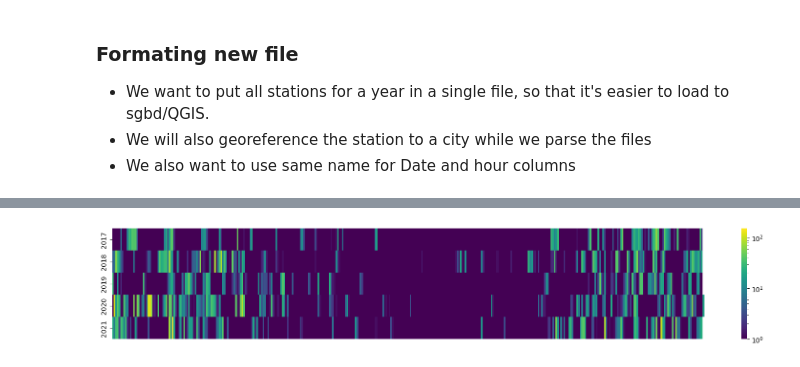
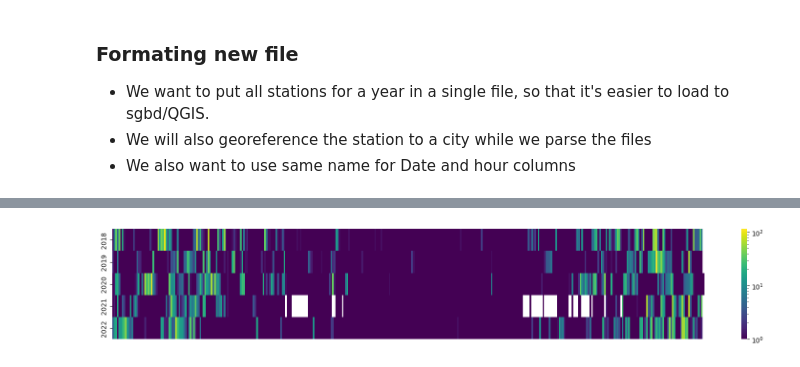
Before and after one commit to marceloslo/tp2_bdgeo, a Jupyter notebook: ExploreData.ipynb, the cells around one changed output, grey strips where cells are left out. Drawn from its saved outputs; the diff is of its cells as text; code cells hidden in the pictures.

```diff
--- a/ExploreData.ipynb
+++ b/ExploreData.ipynb
@@ -17,7 +17,7 @@ codes = {'pampulha':'3106200','cercadinho':'3106200','florestal':'3126000','ibir
         'divinopolis':'3122306','ouro branco':'3145901','timoteo':'3168705','oliveira':'3145604','manhuacu':'3139409',
          'barbacena':'3105608','sao joao del rei':'3162500','dores do indaia':'3123205','curvelo':'3120904','guanhaes':'3128006'}
 
-years = ['2017','2018','2019','2020','2021']
+years = ['2018','2019','2020','2021','2022']
 # %%
 for y in years:
     count=0
@@ -144,15 +139,27 @@ def match_city_and_station(filename):
     raise Exception('missing station')
 # %%
 dfs_by_year = {}
+station_data = []
 for year in years:
     year_df = []
     for file in os.listdir(year):
+        latitude = longitude = None
+        #get latitude and longitude
+        with open(f'{year}/'+file,encoding='latin1') as geofile:
+            for line in geofile:
+                if 'latitude' in line.lower():
+                    latitude = float(line.replace(',','.').strip('\n').split(';')[1])
+                elif 'longitude' in line.lower():
+                    longitude = float(line.replace(',','.').strip('\n').split(';')[1])
+                    break
         df = pd.read_csv(f'{year}/'+file,encoding='latin1',sep=';',skiprows=8)
         df = clean_df(df)
         df.rename(columns={df.columns[0]:'Data',df.columns[1]:'Hora UTC'},inplace=True)
+        df['Data']=df['Data'].str.replace('/','-')
         station,code = match_city_and_station(file)
         df['CODIGO MUNICIPIO'] = code
         df['NOME ESTACAO'] = station
+        station_data.append([code,station,latitude,longitude])
         year_df.append(df)
     year_df = pd.concat(year_df)
     dfs_by_year[year] = year_df
@@ -262,7 +358,7 @@ def plot_hourly_heatmap_for_station(dfs_by_year,station):
     sns.heatmap(matrix+1,yticklabels=dfs_by_year.keys(), norm=LogNorm(),cmap='viridis')
     plt.xticks([])
 # %%
-def plot_daily_heatmap_for_station(dfs_by_year,station):
+def plot_daily_heatmap_for_station(dfs_by_year,station,data):
     matrix = []
     for year in dfs_by_year:
         df=dfs_by_year[year][dfs_by_year[year]['NOME ESTACAO']==station].copy()
@@ -270,7 +366,7 @@ def plot_daily_heatmap_for_station(dfs_by_year,station):
         df = df.reindex(pd.date_range(f'01-01-{year}', f'31-12-{year} 23:00',freq='H',tz='UTC')).reset_index()
         df['Data'] = df['index'].apply(lambda x:x.strftime('%Y-%m-%d'))
         df['Data'] = pd.to_datetime(df['Data'])
-        line = df.groupby('Data')['PRECIPITAÇÃO TOTAL, HORÁRIO (mm)'].sum(min_count=1).tolist()
+        line = df.groupby('Data')[data].sum(min_count=1).tolist()
         if len(line) ==365:
             line.append(np.nan)
         matrix.append(line)
@@ -279,6 +375,6 @@ def plot_daily_heatmap_for_station(dfs_by_year,station):
     sns.heatmap(matrix+1,yticklabels=dfs_by_year.keys(), norm=LogNorm(),cmap='viridis')
     plt.xticks([])
 # %%
-d=plot_daily_heatmap_for_station(dfs_by_year,'pampulha')
+d=plot_daily_heatmap_for_station(dfs_by_year,'curvelo','PRECIPITAÇÃO TOTAL, HORÁRIO (mm)')
 # %% [output]
-[figure, old version]
+[figure, new version]
```
Also changed, not shown: parts of 14 cells of this notebook, 19 other files.
